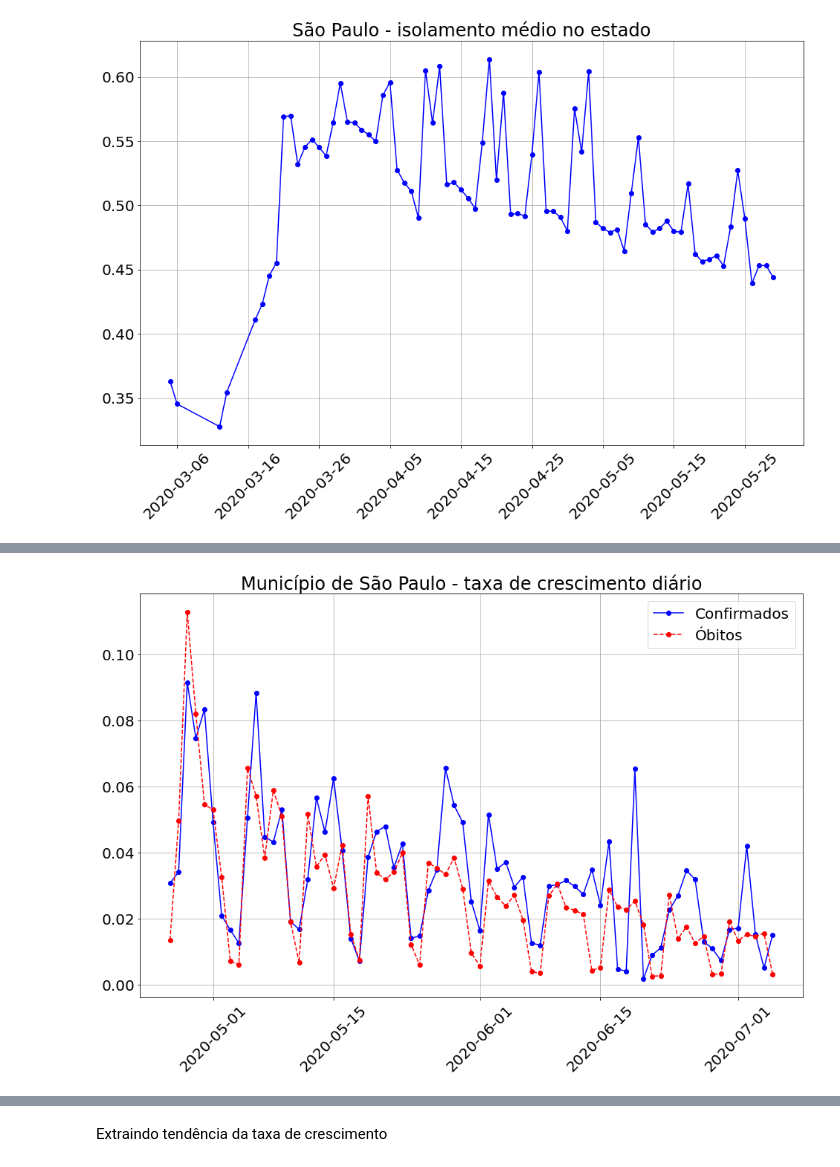
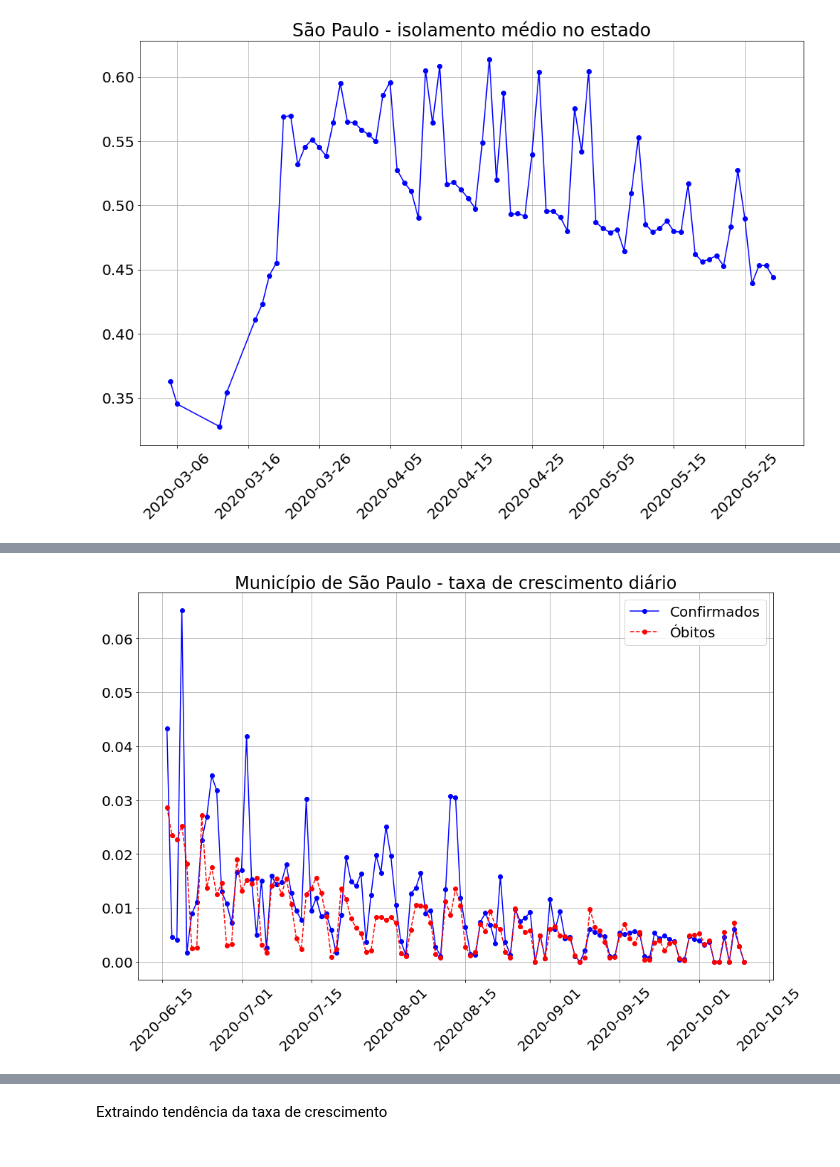
Before and after one commit to paulohubert/covid_discussao, a Jupyter notebook: brasil/covid.ipynb, the cells around one changed output, grey strips where cells are left out. Saved outputs shown, nothing was run; the diff lists cells and outputs as text; code cells hidden in the pictures.

```diff
--- a/brasil/covid.ipynb
+++ b/brasil/covid.ipynb
@@ -129,26 +106,26 @@ plt.grid(True)
 # %%
-#dfmun = dfmun.set_index('date')
+dfmun = dfmun.set_index('date')
 
 #dfmun['growth'] = dfmun.confirmed.pct_change()
 dfmun['growth'] = dfmun.new_confirmed / dfmun.last_available_confirmed
 
 #dfmun['growthd'] = dfmun.deaths.pct_change()
 dfmun['growthd'] = dfmun.new_deaths / dfmun.last_available_deaths
 
-dftmp = dfmun.loc[(dfmun.index > '2020-04-25')]# & (dfsp.index < '2020-06-01')]
+dftmp = dfmun.loc[(dfmun.index > '2020-06-15')]# & (dfsp.index < '2020-06-01')]
 #dfsp = dfsp.loc[ (dfsp.index <= '2020-04-16')]
 
 fig = plt.figure(figsize = (16,10))
 plt.rcParams.update({'font.size' : 20})
 plt.plot(dftmp.growth, 'bo-', label = 'Confirmados')
 plt.plot(dftmp.growthd, 'ro--', label = 'Óbitos')
 plt.xticks(rotation = 45)
 plt.title("Município de São Paulo - taxa de crescimento diário", fontsize = 24)
 #plt.ylim(0, .5)
 plt.legend()
 plt.grid(True)
 # %% [output]
-[figure, old version]
+[figure, new version]
 # %%
 # Convertendo pra doubling time
 dfsp['doubling'] = np.log(2) / np.log(1+dfsp['growth'])
```
Also changed, not shown: parts of 19 cells of this notebook.
